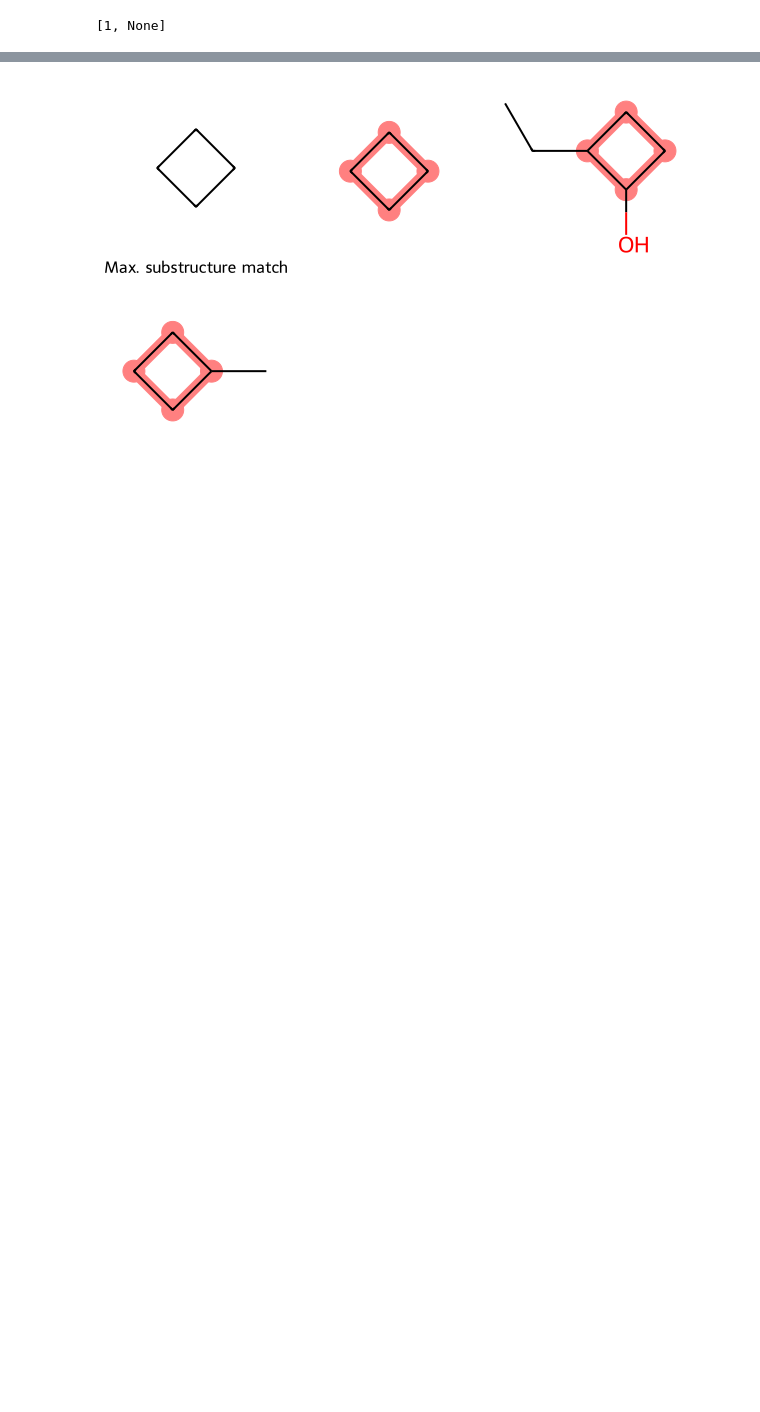
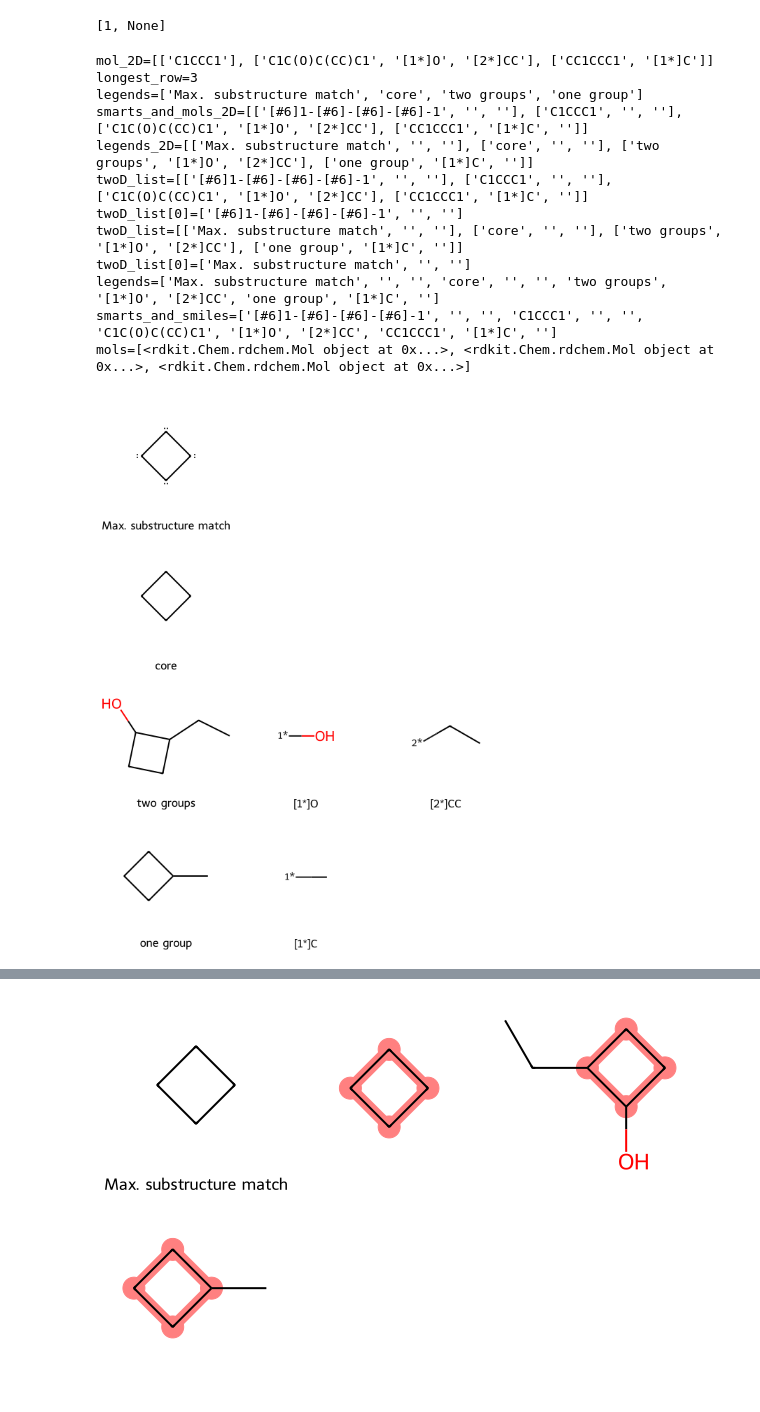
Before and after one commit to bertiewooster/bertiewooster.github.io, a Jupyter notebook: _notebooks/2022-??-??-RDKit-find-groups-off-core.ipynb, the cells around one changed output, grey strips where cells are left out. Saved outputs shown, nothing was run; the diff lists cells and outputs as text; code cells hidden in the pictures; blank space fills up the shorter version.

```diff
--- a/_notebooks/2022-??-??-RDKit-find-groups-off-core.ipynb
+++ b/_notebooks/2022-??-??-RDKit-find-groups-off-core.ipynb
@@ -139,6 +156,22 @@ def SmilesMCStoGridImage(molecules: list[str] or dict[str, str], align_substruct
           return drawing, mcs, mcs_mol, mols
      else:
           return drawing
+# %%
+SmilesMCStoGridImage({'C1CCC1': 'core','C1C(O)C(CC)C1': 'two groups','CC1CCC1': 'one group'}, groups=True)
+# %% [output]
+mol_2D=[['C1CCC1'], ['C1C(O)C(CC)C1', '[1*]O', '[2*]CC'], ['CC1CCC1', '[1*]C']]
+longest_row=3
+legends=['Max. substructure match', 'core', 'two groups', 'one group']
+smarts_and_mols_2D=[['[#6]1-[#6]-[#6]-[#6]-1', '', ''], ['C1CCC1', '', ''], ['C1C(O)C(CC)C1', '[1*]O', '[2*]CC'], ['CC1CCC1', '[1*]C', '']]
+legends_2D=[['Max. substructure match', '', ''], ['core', '', ''], ['two groups', '[1*]O', '[2*]CC'], ['one group', '[1*]C', '']]
+twoD_list=[['[#6]1-[#6]-[#6]-[#6]-1', '', ''], ['C1CCC1', '', ''], ['C1C(O)C(CC)C1', '[1*]O', '[2*]CC'], ['CC1CCC1', '[1*]C', '']]
+twoD_list[0]=['[#6]1-[#6]-[#6]-[#6]-1', '', '']
+twoD_list=[['Max. substructure match', '', ''], ['core', '', ''], ['two groups', '[1*]O', '[2*]CC'], ['one group', '[1*]C', '']]
+twoD_list[0]=['Max. substructure match', '', '']
+legends=['Max. substructure match', '', '', 'core', '', '', 'two groups', '[1*]O', '[2*]CC', 'one group', '[1*]C', '']
+smarts_and_smiles=['[#6]1-[#6]-[#6]-[#6]-1', '', '', 'C1CCC1', '', '', 'C1C(O)C(CC)C1', '[1*]O', '[2*]CC', 'CC1CCC1', '[1*]C', '']
+mols=[<rdkit.Chem.rdchem.Mol object at 0x...>, <rdkit.Chem.rdchem.Mol object at 0x...>, <rdkit.Chem.rdchem.Mol object at 0x...>]
+[figure, added]
 # %%
 SmilesMCStoGridImage(['C1CCC1','C1C(O)C(CC)C1','CC1CCC1'], groups=True)
 # %% [output]
```
Also changed, not shown: parts of 2 cells of this notebook.
